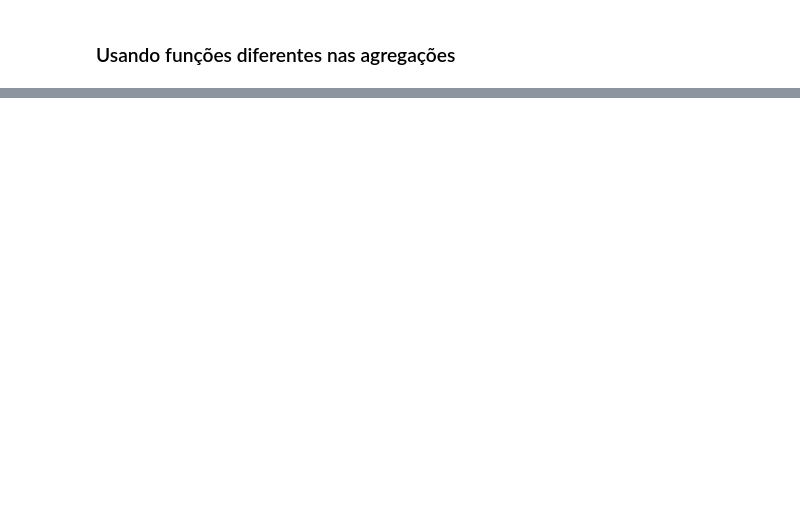
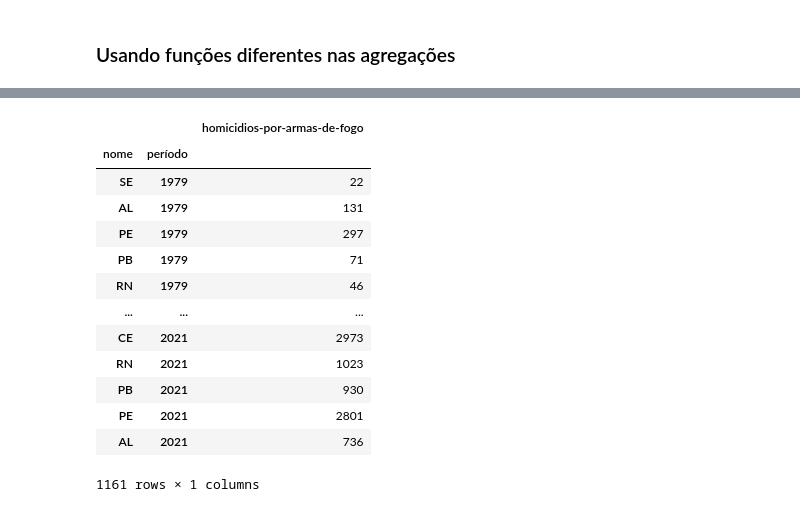
Before and after one commit to alexsandro-matias/pandas-2025, a Jupyter notebook: notebook.ipynb, the cells around one changed output, grey strips where cells are left out. Saved outputs shown, nothing was run; the diff lists cells and outputs as text; code cells hidden in the pictures; blank space fills up the shorter version.

```diff
--- a/notebook.ipynb
+++ b/notebook.ipynb
@@ -1668,0 +1675,17 @@ produtos[produtos['DescNomeProduto']=="Presença Streak"]
+# %%
+dfs[0]
+# %% [output]
+|  |  | homicidios-por-armas-de-fogo |
+| nome | período |  |
+| SE | 1979 | 22 |
+| AL | 1979 | 131 |
+| PE | 1979 | 297 |
+| PB | 1979 | 71 |
+| RN | 1979 | 46 |
+| ... | ... | ... |
+| CE | 2021 | 2973 |
+| RN | 2021 | 1023 |
+| PB | 2021 | 930 |
+| PE | 2021 | 2801 |
+| AL | 2021 | 736 |
+1161 rows × 1 columns
```
Also changed, not shown: parts of 96 cells of this notebook, 2 other files.
